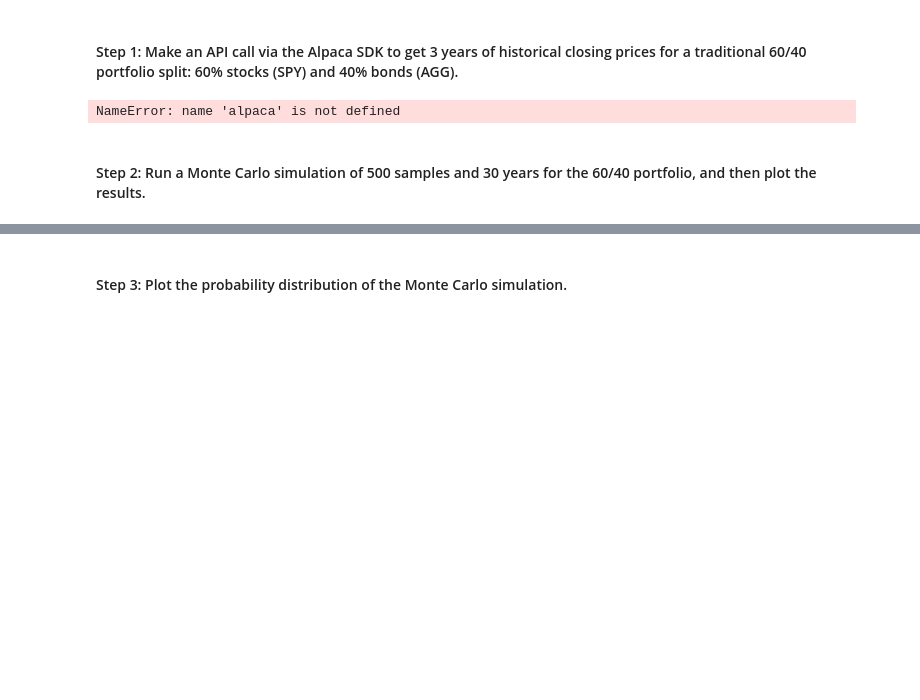
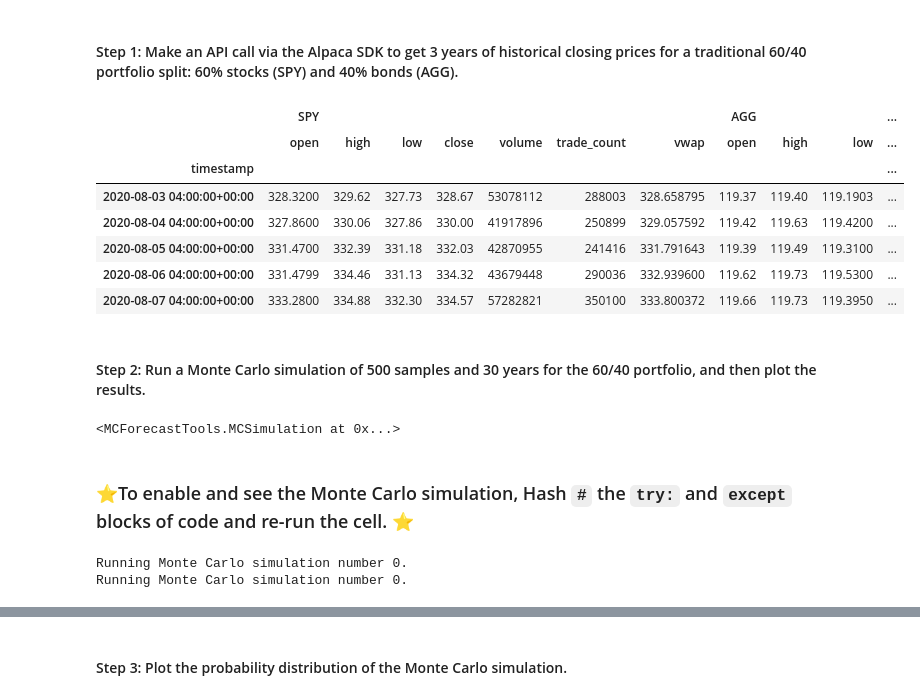
Before and after one commit to julio-rod/Financial-Planning, a Jupyter notebook: financial_planning_tools.ipynb, the cells around one changed output, grey strips where cells are left out. Drawn from its saved outputs; the diff is of its cells as text; code cells hidden in the pictures; blank space fills up the shorter version.

Commit message:
Pushing final edits, inlcudes complete financial_planning_tools.ipynb.

```diff
--- a/financial_planning_tools.ipynb
+++ b/financial_planning_tools.ipynb
@@ -447,29 +485,36 @@ new_end_date = pd.Timestamp("2020-08-07", tz="America/New_York").isoformat()
 # %%
 # Use the Alpaca get_bars function to make the API call to get the 3 years worth of pricing data
 # The tickers and timeframe parameters should have been set in Part 1 of this activity
 # The start and end dates should be updated with the information set above
 # Remember to add the df property to the end of the call so the response is returned as a DataFrame
 new_prices_df = alpaca.get_bars(
     tickers,
     timeframe,
     start=new_start_date,
     end=new_end_date
 ).df
 
 # Reorganize the DataFrame
 # Separate ticker data
-AGG = prices_df[prices_df['symbol']=='AGG'].drop('symbol', axis=1)
-SPY = prices_df[prices_df['symbol']=='SPY'].drop('symbol', axis=1)
+AGG = new_prices_df[new_prices_df['symbol']=='AGG'].drop('symbol', axis=1)
+SPY = new_prices_df[new_prices_df['symbol']=='SPY'].drop('symbol', axis=1)
 
 
 # Concatenate the ticker DataFrames
 new_prices_df = pd.concat([SPY, AGG], axis=1, keys=["SPY", "AGG"])
 
 # Display both the first and last five rows of the DataFrame
 new_prices_df.head()
 new_prices_df.tail()
 # %% [output]
-NameError: name 'alpaca' is not defined
+|  | SPY |  |  |  |  |  |  | AGG |  |  | ... |
+|  | open | high | low | close | volume | trade_count | vwap | open | high | low | ... |
+| timestamp |  |  |  |  |  |  |  |  |  |  | ... |
+| 2020-08-03 04:00:00+00:00 | 328.3200 | 329.62 | 327.73 | 328.67 | 53078112 | 288003 | 328.658795 | 119.37 | 119.40 | 119.1903 | ... |
+| 2020-08-04 04:00:00+00:00 | 327.8600 | 330.06 | 327.86 | 330.00 | 41917896 | 250899 | 329.057592 | 119.42 | 119.63 | 119.4200 | ... |
+| 2020-08-05 04:00:00+00:00 | 331.4700 | 332.39 | 331.18 | 332.03 | 42870955 | 241416 | 331.791643 | 119.39 | 119.49 | 119.3100 | ... |
+| 2020-08-06 04:00:00+00:00 | 331.4799 | 334.46 | 331.13 | 334.32 | 43679448 | 290036 | 332.939600 | 119.62 | 119.73 | 119.5300 | ... |
+| 2020-08-07 04:00:00+00:00 | 333.2800 | 334.88 | 332.30 | 334.57 | 57282821 | 350100 | 333.800372 | 119.66 | 119.73 | 119.3950 | ... |
 # %% [markdown]
 #### Step 2: Run a Monte Carlo simulation of 500 samples and 30 years for the 60/40 portfolio, and then plot the results.
 # %%
@@ -477,10 +522,12 @@ NameError: name 'alpaca' is not defined
 # The weights should be split 40% to AGG and 60% to SPY.
 # Run 500 samples.
 MC_thirty_year = MCSimulation(
-    new_portfolio_data = new_prices_df,
+    portfolio_data = new_prices_df,
     weights = [.60,.40],
-    num_simulation = 500,
+    num_simulation = 10, # ⭐️Only running this 10x to show cell is performing correctly, feel free to change the `num_simulation`⭐️
     num_trading_days = 252*30
 )
 # Review the simulation input data
 MC_thirty_year
+# %% [output]
+<MCForecastTools.MCSimulation at 0x...>
@@ -490,3 +534,19 @@ MC_thirty_year.calc_cumulative_return()
+# %% [markdown]
+### ⭐️To enable and see the Monte Carlo simulation, Hash `#` the `try:` and `except` blocks of code and re-run the cell. ⭐️
+# %%
+# Run the Monte Carlo simulation to forecast 30 years cumulative returns
+MC_thirty_year.calc_cumulative_return()
+
+#⭐️ Here im using this code to stop the simulation and prevent the `KeyboardInterrupt` message from appearing,
+# by wrapping the code inside a try block and catch the `KeyboardInterrupt` exception using a except block. ⭐️
+try:
+    MC_thirty_year.calc_cumulative_return()
+except KeyboardInterrupt:
+    print("Simulation stopped.")
+    results = MC_thirty_year.all_cumulative_return
+# %% [output]
+Running Monte Carlo simulation number 0.
+Running Monte Carlo simulation number 0.
 # %%
 # Visualize the 30-year Monte Carlo simulation by creating an
 # overlay line plot
```
Also changed, not shown: parts of 43 cells of this notebook, 9 other files.
